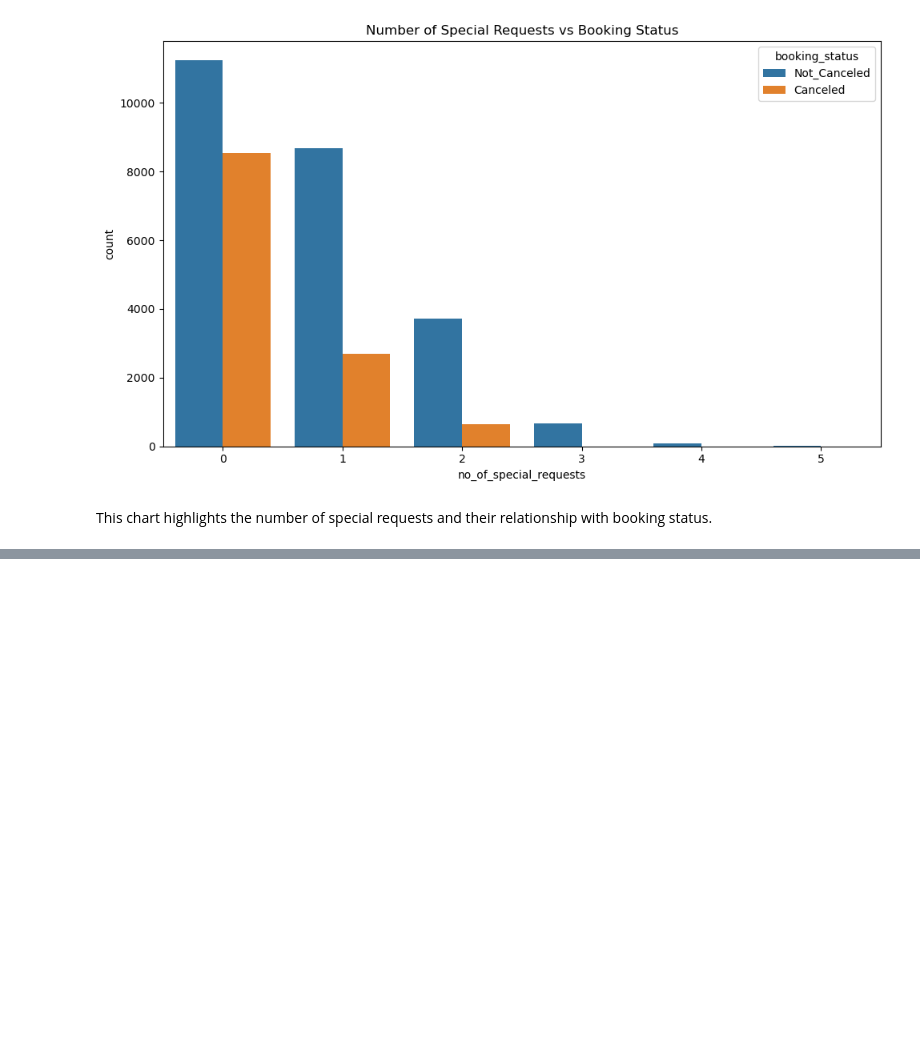
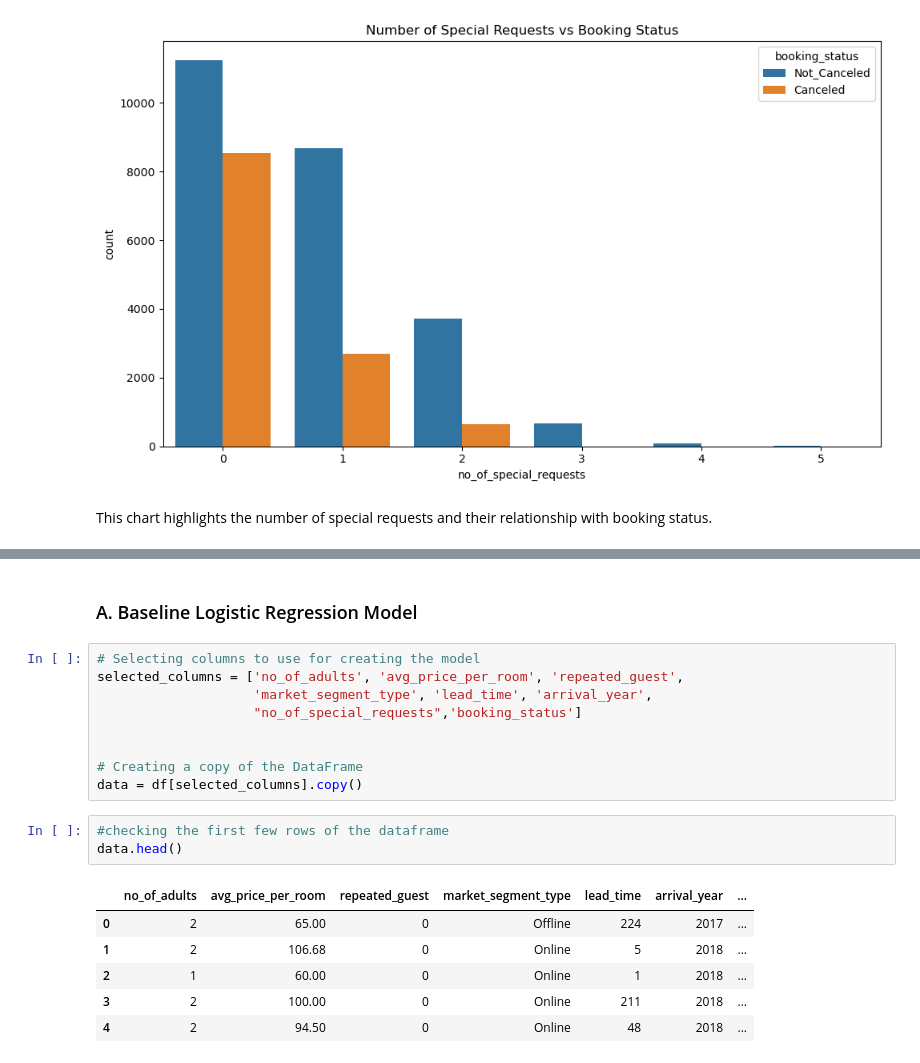
Before and after one commit to James-tech4/JAMES-PHASE-3-DSPT-8-PROJECT, a Jupyter notebook: project.ipynb, the cells around one changed output, grey strips where cells are left out. Saved outputs shown, nothing was run; the diff lists cells and outputs as text; blank space fills up the shorter version.

```diff
--- a/project.ipynb
+++ b/project.ipynb
@@ -262,0 +286,21 @@ def skewness_heatmap(df, num_features, center_value=0):
+# %% [markdown]
+### A. Baseline Logistic Regression Model
+# %%
+# Selecting columns to use for creating the model
+selected_columns = ['no_of_adults', 'avg_price_per_room', 'repeated_guest',
+                    'market_segment_type', 'lead_time', 'arrival_year',
+                    "no_of_special_requests",'booking_status']
+
+
+# Creating a copy of the DataFrame
+data = df[selected_columns].copy()
+# %%
+#checking the first few rows of the dataframe
+data.head()
+# %% [output]
+|  | no_of_adults | avg_price_per_room | repeated_guest | market_segment_type | lead_time | arrival_year | ... |
+| 0 | 2 | 65.00 | 0 | Offline | 224 | 2017 | ... |
+| 1 | 2 | 106.68 | 0 | Online | 5 | 2018 | ... |
+| 2 | 1 | 60.00 | 0 | Online | 1 | 2018 | ... |
+| 3 | 2 | 100.00 | 0 | Online | 211 | 2018 | ... |
+| 4 | 2 | 94.50 | 0 | Online | 48 | 2018 | ... |
```
Also changed, not shown: parts of 20 cells of this notebook.
